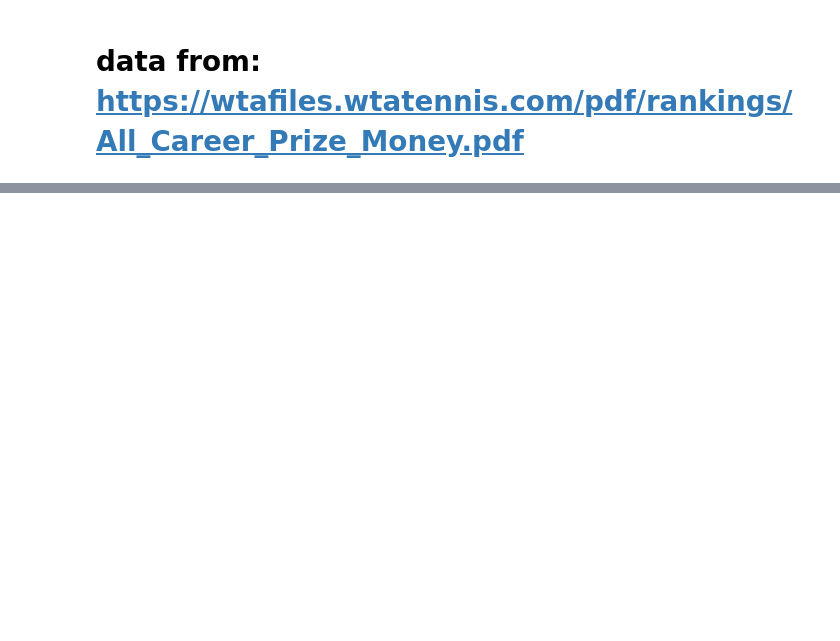
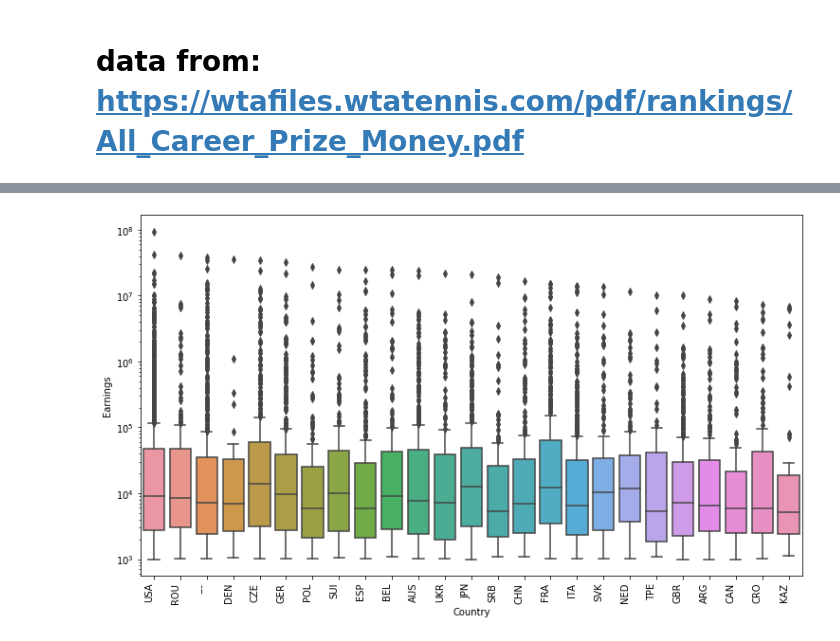
Before and after one commit to jerzyt/WTA_Earnings, a Jupyter notebook: WTA_Earnings_tika.ipynb, the cells around one changed output, grey strips where cells are left out. Cells and saved outputs as stored; diff of their text form; code cells hidden in the pictures; blank space fills up the shorter version.

```diff
--- a/WTA_Earnings_tika.ipynb
+++ b/WTA_Earnings_tika.ipynb
@@ -95,0 +139,12 @@ plt.show()
+# %%
+df_sum = df.groupby('Country')['Earnings'].sum()
+top_N = df_sum.sort_values(ascending=False).head(25)
+df_top = df[df['Country'].isin(top_N.index)]
+# %%
+box, ax = plt.subplots()
+ax = sns.boxplot(data=df_top, x='Country', y='Earnings')
+ax.set(yscale='log')
+ax.set_xticklabels(ax.get_xticklabels(), rotation=90, horizontalalignment='right')
+plt.show()
+# %% [output]
+[figure, added]
```
Also changed, not shown: parts of 14 cells of this notebook.
